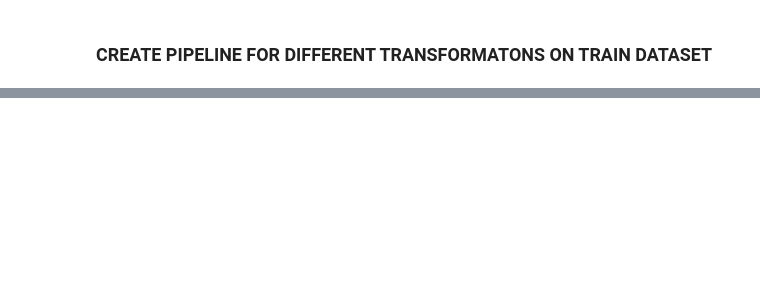
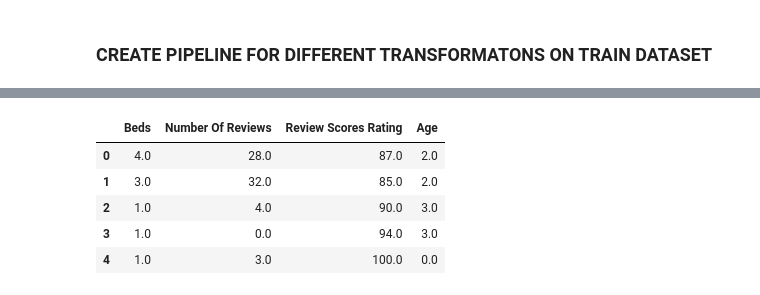
Before and after one commit to fhuadeen/TOW-Airbnb-DM, a Jupyter notebook: TOW Airbnb Data.ipynb, the cells around one changed output, grey strips where cells are left out. Saved outputs shown, nothing was run; the diff lists cells and outputs as text; code cells hidden in the pictures; blank space fills up the shorter version.

```diff
--- a/TOW Airbnb Data.ipynb
+++ b/TOW Airbnb Data.ipynb
@@ -520,0 +504,12 @@ housing_extra_attribs = attr_adder.transform(housing.values)
+# %%
+# split out numerical predictors from trainX
+numFeats = ['Beds', 'Number Of Reviews', 'Review Scores Rating', 'Age'] #numFeats means numerical feature columns
+trainNum = trainX.loc[:, numFeats]
+trainNum.head() # trainNum means trainset numerical predictors
+# %% [output]
+|  | Beds | Number Of Reviews | Review Scores Rating | Age |
+| 0 | 4.0 | 28.0 | 87.0 | 2.0 |
+| 1 | 3.0 | 32.0 | 85.0 | 2.0 |
+| 2 | 1.0 | 4.0 | 90.0 | 3.0 |
+| 3 | 1.0 | 0.0 | 94.0 | 3.0 |
+| 4 | 1.0 | 3.0 | 100.0 | 0.0 |
```
Also changed, not shown: parts of 40 cells of this notebook, 1 other file.
